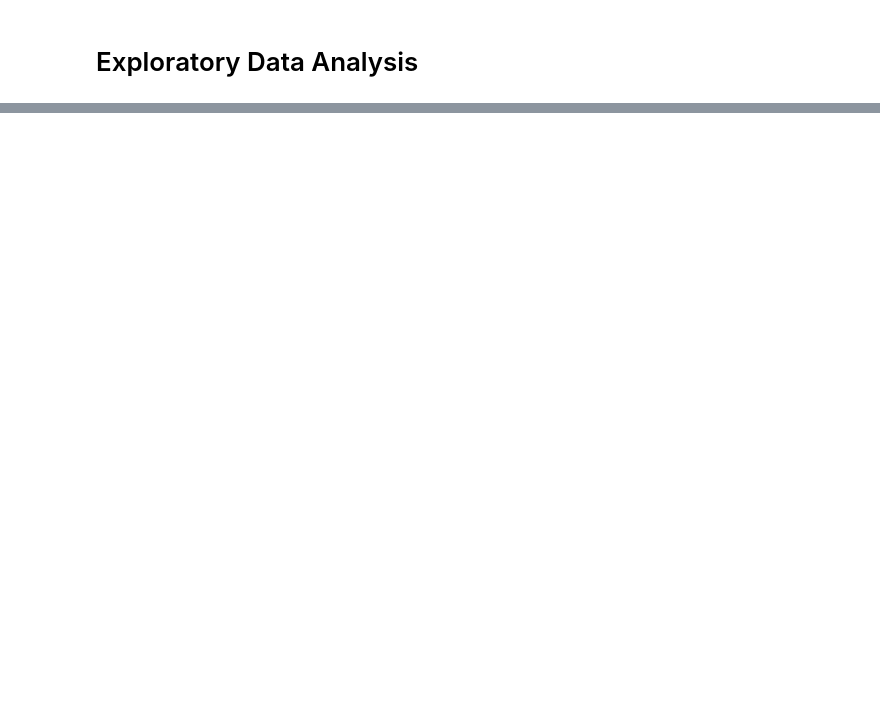
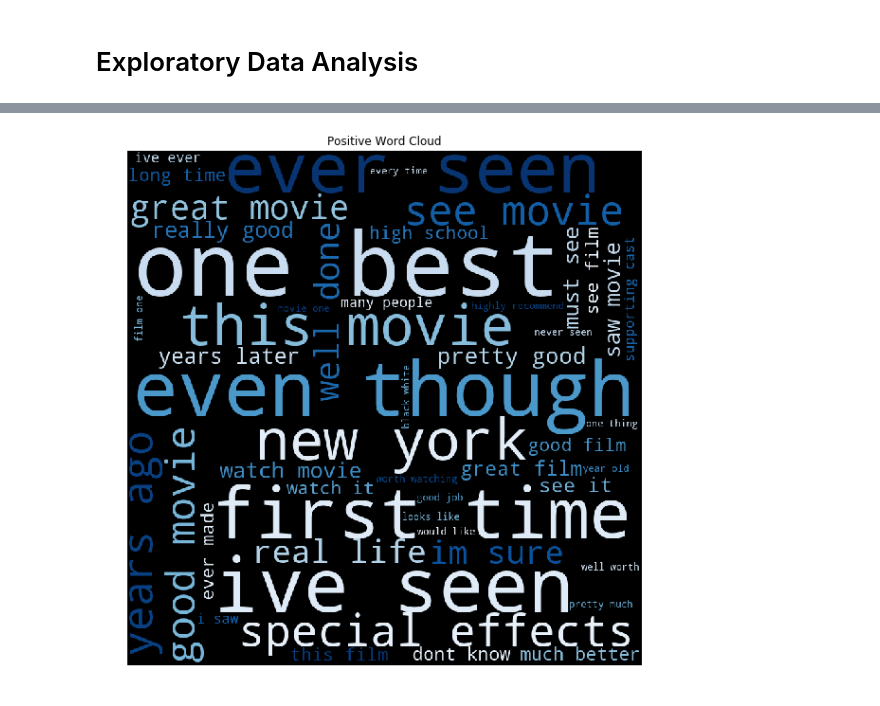
Before and after one commit to jkafrouni/text-deployment-demo, a Jupyter notebook: jupyter/EDA.jupyter-py35.ipynb, the cells around one changed output, grey strips where cells are left out. Drawn from its saved outputs; the diff is of its cells as text; code cells hidden in the pictures; blank space fills up the shorter version.

```diff
--- a/jupyter/EDA.jupyter-py35.ipynb
+++ b/jupyter/EDA.jupyter-py35.ipynb
@@ -64,0 +91,6 @@ ls
+# %%
+pos_string_list = [text.translate(str.maketrans('', '', string.punctuation)).lower() for text in pos_text]
+neg_string_list = [text.translate(str.maketrans('', '', string.punctuation)).lower() for text in neg_text]
+
+pos_bigrams = [nltk.bigrams(text.split()) for text in pos_string_list] # nltk.bigrams requires input to be a list
+neg_bigrams = [nltk.bigrams(text.split()) for text in neg_string_list]
@@ -64,0 +99,6 @@ ls
+# %%
+pos_bigrams = [bigram for text in pos_bigrams for bigram in text]
+neg_bigrams = [bigram for text in neg_bigrams for bigram in text]
+
+pos_freq = nltk.FreqDist(pos_bigrams)
+neg_freq = nltk.FreqDist(neg_bigrams)
@@ -64,0 +124,20 @@ ls
+# %%
+pos_top50 = [(w1 + " " + w2, x) for ((w1,w2), x) in pos_freq.most_common(50)]
+neg_top50 = [(w1 + " " + w2, x) for ((w1,w2), x) in neg_freq.most_common(50)]
+
+pos_bigram_wc = WordCloud(width = 800, height = 800, min_font_size = 10,
+                          background_color ='black', stopwords = custom_stopwords,
+                          colormap = "Blues").generate_from_frequencies(dict(pos_top50))
+
+neg_bigram_wc = WordCloud(width = 800, height = 800, min_font_size = 10,
+                          background_color ='black', stopwords = custom_stopwords,
+                          colormap = "Reds").generate_from_frequencies(dict(neg_top50))
+# %%
+plt.figure(figsize = (8, 8), facecolor = None)
+plt.imshow(pos_bigram_wc)
+plt.axis("off")
+plt.title("Positive Word Cloud")
+plt.tight_layout(pad = 0)
+plt.show()
+# %% [output]
+[figure, added]
```
Also changed, not shown: parts of 28 cells of this notebook.
